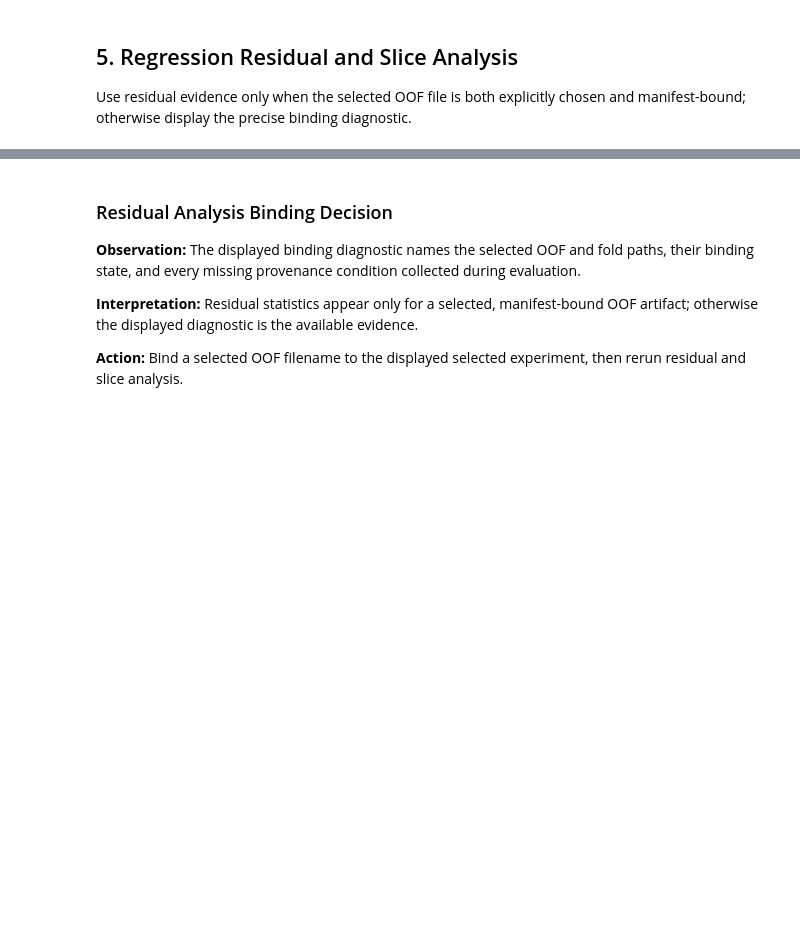
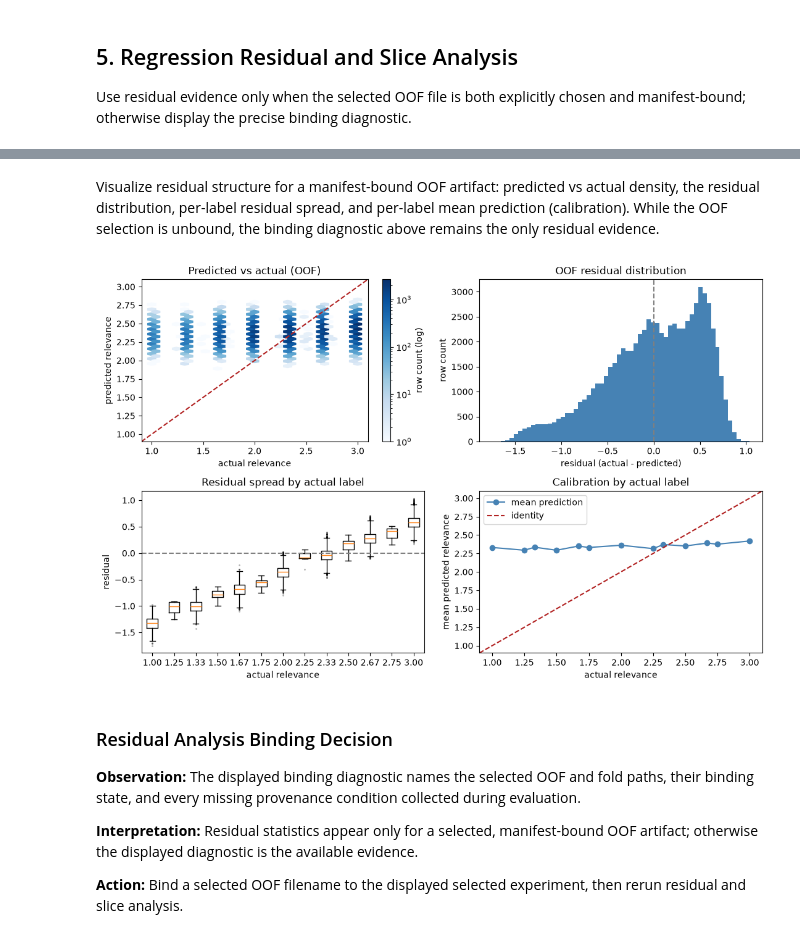
Before and after one commit to furkan-uzmez/Kaggle_Home_Depot_Search, a Jupyter notebook: notebooks/02_classical_models_and_hpo_review.ipynb, the cells around one changed output, grey strips where cells are left out. Saved outputs shown, nothing was run; the diff lists cells and outputs as text; code cells hidden in the pictures; blank space fills up the shorter version.

```diff
--- a/notebooks/02_classical_models_and_hpo_review.ipynb
+++ b/notebooks/02_classical_models_and_hpo_review.ipynb
@@ -9,11 +9,11 @@ Define the input parameters and directories for loading artifacts.
 # %%
 # ruff: noqa: E402, E501
 results_dir = None
-selected_experiment = None
+selected_experiment = "tfidf-svd-all-text + ridge"
 artifact_manifest_path = None
-oof_artifact_name = None
-fold_artifact_name = None
-submission_artifact_name = None
+oof_artifact_name = "tfidf_svd_all_text_ridge_oof.csv"
+fold_artifact_name = "tfidf_svd_all_text_ridge_folds.csv"
+submission_artifact_name = "submission_hpo_tfidf_svd_ridge.csv"
 # %% [markdown]
 ## Setup and Imports
 
@@ -23,6 +23,7 @@ Import required libraries, resolve project paths, and load baseline summary and
 import json
 from pathlib import Path
 
+import matplotlib.pyplot as plt
 import pandas as pd
 
 PROJECT_ROOT = next(
@@ -35,6 +36,9 @@ if results_dir is None:
     results_dir = PROJECT_ROOT / "results"
 else:
     results_dir = Path(results_dir)
+
+if artifact_manifest_path is None:
+    artifact_manifest_path = results_dir / "artifact_manifest.json"
 
 
 def require_artifact(*candidates: Path) -> Path:
@@ -450,3 +631,63 @@ show_binding_table(artifact_binding_diagnostics)
+# %% [markdown]
+Visualize residual structure for a manifest-bound OOF artifact: predicted vs
+actual density, the residual distribution, per-label residual spread, and
+per-label mean prediction (calibration). While the OOF selection is unbound,
+the binding diagnostic above remains the only residual evidence.
+# %%
+# ruff: noqa: E501
+if oof_is_bound_to_selected_experiment and oof_path is not None:
+    label_values = sorted(oof["y_true"].unique())
+    residuals_by_label = [
+        oof.loc[oof["y_true"].eq(label), "residual"].to_numpy()
+        for label in label_values
+    ]
+    mean_prediction_by_label = oof.groupby("y_true")["y_pred"].mean().loc[label_values]
+    fig, axes = plt.subplots(2, 2, figsize=(11, 7))
+    density = axes[0, 0].hexbin(
+        oof["y_true"], oof["y_pred"], gridsize=25, bins="log", mincnt=1, cmap="Blues"
+    )
+    axes[0, 0].axline((1.0, 1.0), (3.0, 3.0), color="firebrick", linestyle="--")
+    axes[0, 0].set_xlabel("actual relevance")
+    axes[0, 0].set_ylabel("predicted relevance")
+    axes[0, 0].set_title("Predicted vs actual (OOF)")
+    fig.colorbar(density, ax=axes[0, 0], label="row count (log)")
+    axes[0, 1].hist(oof["residual"], bins=60, color="steelblue")
+    axes[0, 1].axvline(0.0, color="gray", linestyle="--")
+    axes[0, 1].set_xlabel("residual (actual - predicted)")
+    axes[0, 1].set_ylabel("row count")
+    axes[0, 1].set_title("OOF residual distribution")
+    axes[1, 0].boxplot(
+        residuals_by_label,
+        tick_labels=[f"{label:.2f}" for label in label_values],
+        flierprops={"marker": ".", "markersize": 2, "alpha": 0.3},
+    )
+    axes[1, 0].axhline(0.0, color="gray", linestyle="--")
+    axes[1, 0].set_xlabel("actual relevance")
+    axes[1, 0].set_ylabel("residual")
+    axes[1, 0].set_title("Residual spread by actual label")
+    axes[1, 1].plot(
+        label_values,
+        mean_prediction_by_label,
+        marker="o",
+        color="steelblue",
+        label="mean prediction",
+    )
+    axes[1, 1].axline(
+        (1.0, 1.0), (3.0, 3.0), color="firebrick", linestyle="--", label="identity"
+    )
+    axes[1, 1].set_xlabel("actual relevance")
+    axes[1, 1].set_ylabel("mean predicted relevance")
+    axes[1, 1].set_title("Calibration by actual label")
+    axes[1, 1].legend()
+    fig.tight_layout()
+    plt.show()
+else:
+    print(
+        "needs-new-evidence: residual plots require a selected, manifest-bound "
+        "OOF artifact"
+    )
+# %% [output]
+[figure, added]
 # %% [markdown]
 ### Residual Analysis Binding Decision
 
```
Also changed, not shown: parts of 19 cells of this notebook, 10 other files.
